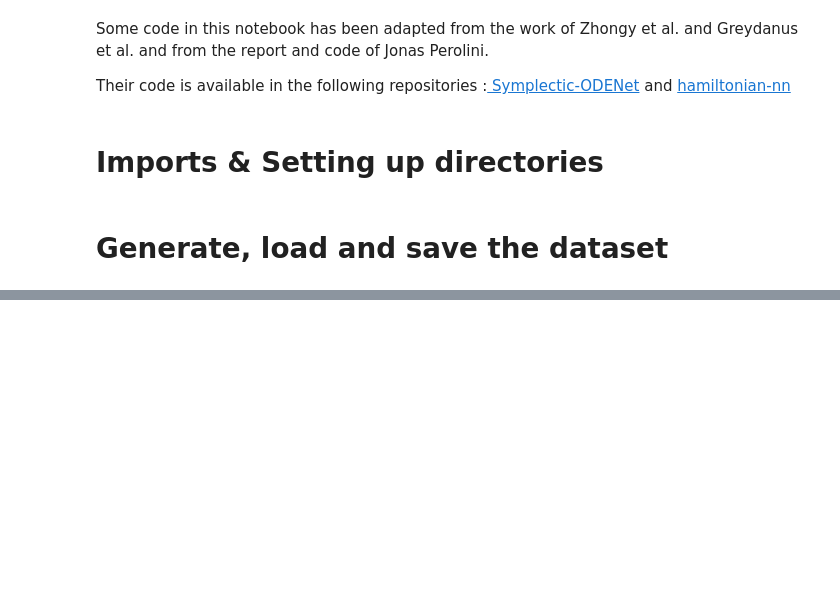
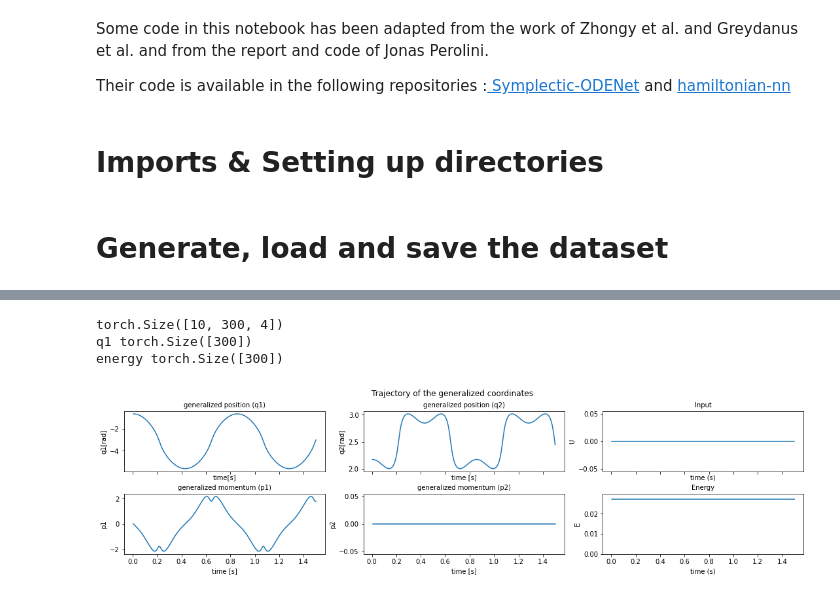
Before and after one commit to unesmu/SP-learning-hamiltonian-functions-from-data, a Jupyter notebook: furuta_pendulum/notebooks/fp-0-Data-example.ipynb, the cells around one changed output, grey strips where cells are left out. Drawn from its saved outputs; the diff is of its cells as text; code cells hidden in the pictures; blank space fills up the shorter version.

```diff
--- a/furuta_pendulum/notebooks/fp-0-Data-example.ipynb
+++ b/furuta_pendulum/notebooks/fp-0-Data-example.ipynb
@@ -119,34 +121,39 @@ for n in range(1):
     G = g_func.forward(x[n, :, :4]).cpu().detach()
     energy, derivatives = get_energy_furuta(
         device,
         time_steps,
         Ts,
         u_func,
         g_func,
-        q1,
-        p1,
-        q2,
-        p2,
+        q1 / w_rescale[0],
+        p1 / w_rescale[1],
+        q2 / w_rescale[2],
+        p2 / w_rescale[3],
         C_q1,
         C_q2,
         g,
         Jr,
         Lr,
         Mp,
         Lp,
     )
     print("q1", q1.shape)
     print("energy", energy.shape)
     energy = energy.detach().squeeze()
 
     plot_traj_furuta_withinput(
         t_eval,
         q1,
         p1,
         q2,
         p2,
         energy=energy,
         input=u,
         title="Trajectory of the generalized coordinates",
         coord_type="hamiltonian",
     )
+# %% [output]
+torch.Size([10, 300, 4])
+q1 torch.Size([300])
+energy torch.Size([300])
+[figure, added]
```
Also changed, not shown: parts of 1 cell of this notebook, 11 other files.
